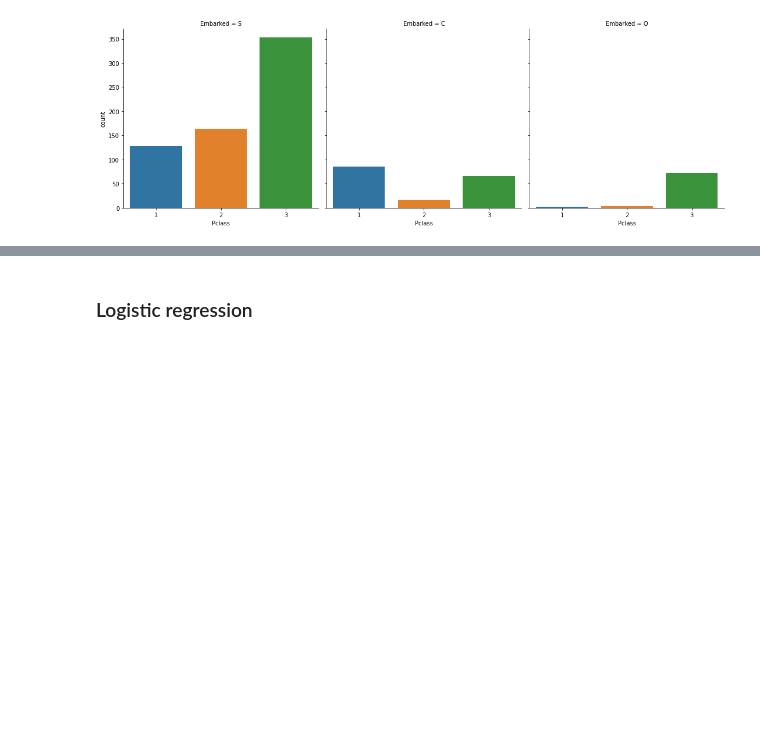
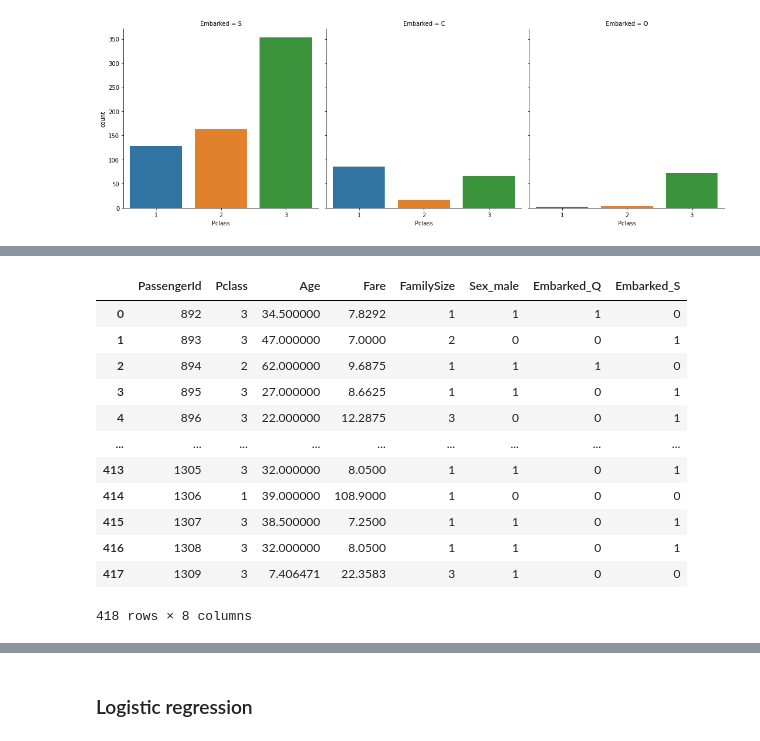
Before and after one commit to sarogov/Kaggle-competitions, a Jupyter notebook: Titanic/KaggleTitanic.ipynb, the cells around one changed output, grey strips where cells are left out. Saved outputs shown, nothing was run; the diff lists cells and outputs as text; code cells hidden in the pictures; blank space fills up the shorter version.

```diff
--- a/Titanic/KaggleTitanic.ipynb
+++ b/Titanic/KaggleTitanic.ipynb
@@ -419,0 +493,17 @@ train_df.head()
+# %%
+test_df =pd.get_dummies(test_df, drop_first=True)
+test_df
+# %% [output]
+|  | PassengerId | Pclass | Age | Fare | FamilySize | Sex_male | Embarked_Q | Embarked_S |
+| 0 | 892 | 3 | 34.500000 | 7.8292 | 1 | 1 | 1 | 0 |
+| 1 | 893 | 3 | 47.000000 | 7.0000 | 2 | 0 | 0 | 1 |
+| 2 | 894 | 2 | 62.000000 | 9.6875 | 1 | 1 | 1 | 0 |
+| 3 | 895 | 3 | 27.000000 | 8.6625 | 1 | 1 | 0 | 1 |
+| 4 | 896 | 3 | 22.000000 | 12.2875 | 3 | 0 | 0 | 1 |
+| ... | ... | ... | ... | ... | ... | ... | ... | ... |
+| 413 | 1305 | 3 | 32.000000 | 8.0500 | 1 | 1 | 0 | 1 |
+| 414 | 1306 | 1 | 39.000000 | 108.9000 | 1 | 0 | 0 | 0 |
+| 415 | 1307 | 3 | 38.500000 | 7.2500 | 1 | 1 | 0 | 1 |
+| 416 | 1308 | 3 | 32.000000 | 8.0500 | 1 | 1 | 0 | 1 |
+| 417 | 1309 | 3 | 7.406471 | 22.3583 | 3 | 1 | 0 | 0 |
+418 rows × 8 columns
```
Also changed, not shown: parts of 38 cells of this notebook.
